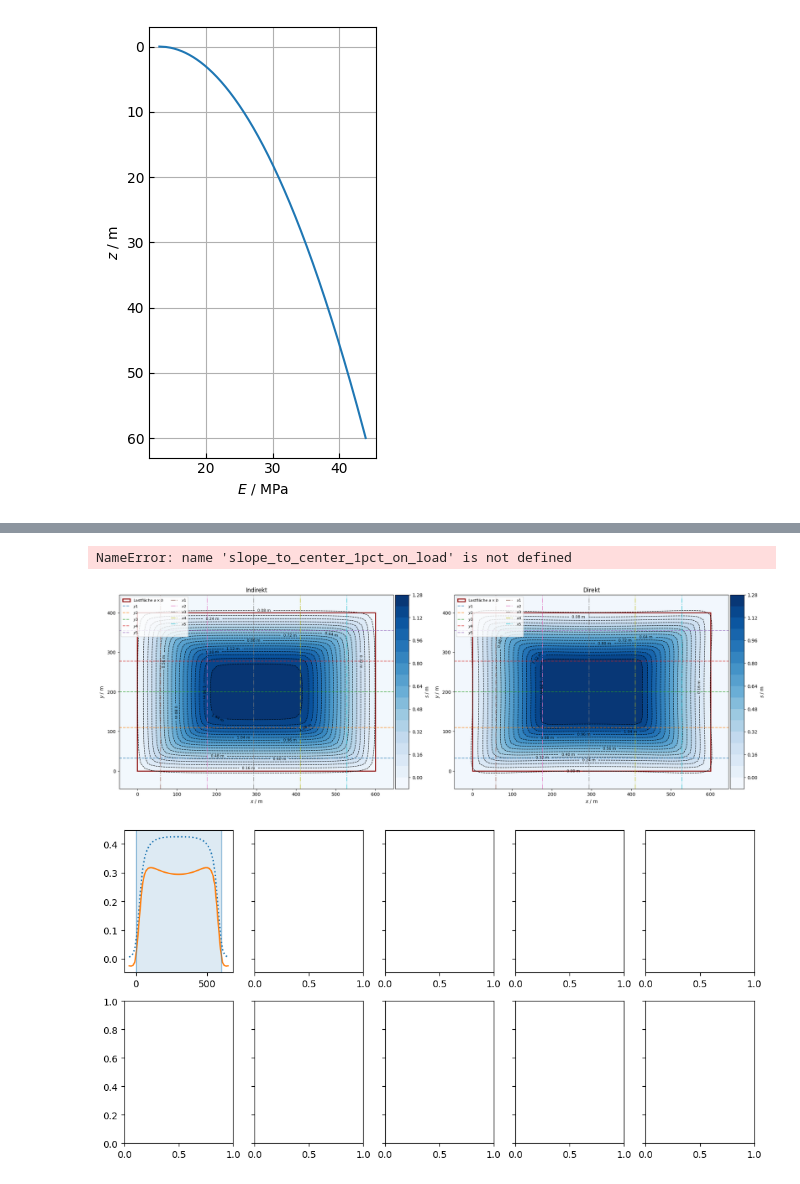
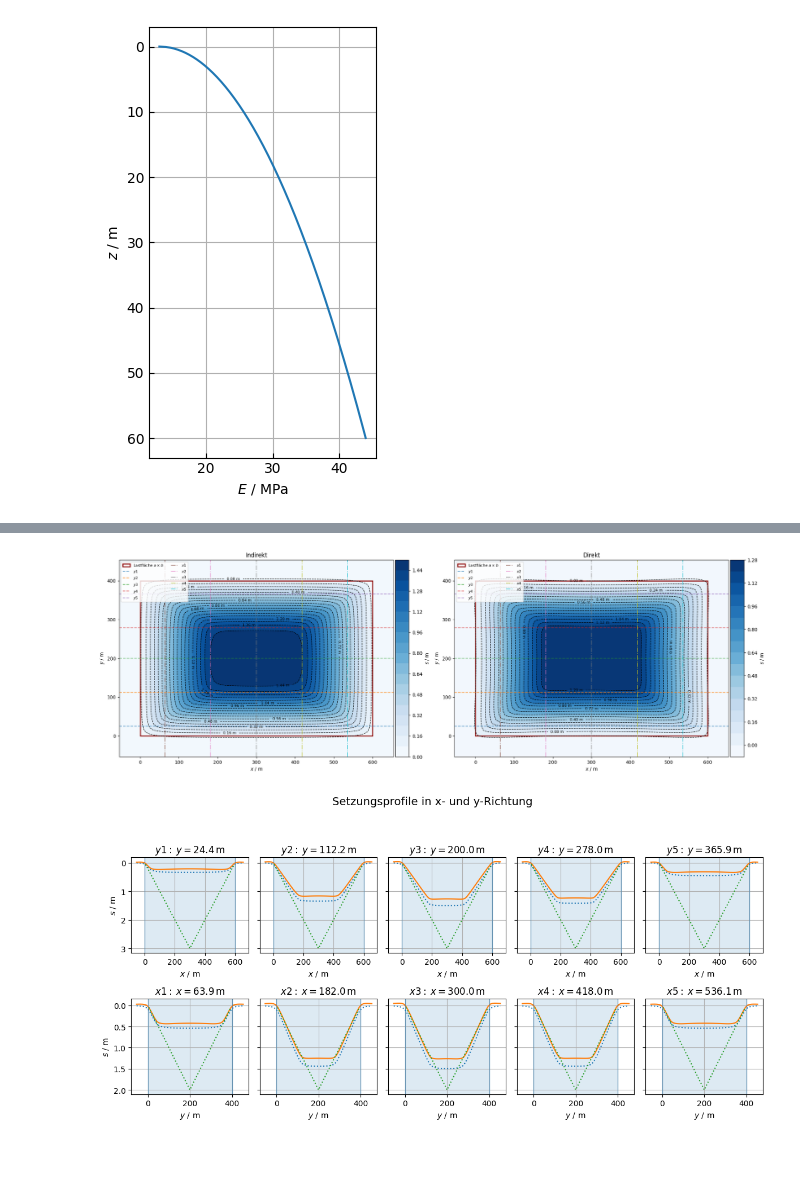
Before and after one commit to nagelt/Teaching_Scripts, a Jupyter notebook: Settlements_arbitrary_loads.ipynb, the cells around one changed output, grey strips where cells are left out. Saved outputs shown, nothing was run; the diff lists cells and outputs as text; code cells hidden in the pictures; blank space fills up the shorter version.

```diff
--- a/Settlements_arbitrary_loads.ipynb
+++ b/Settlements_arbitrary_loads.ipynb
@@ -60,7 +60,7 @@ from concurrent.futures import ProcessPoolExecutor
 drand = 50.0
 a, b = 600.0, 400.0
 
-nx, ny = int(31*a/b), 31
+nx, ny = int(41*a/b), 41
 dx = a / nx
 dy = b / ny
 
@@ -253,7 +253,7 @@ def compute_settlement_parallel(z_max=10.0, nz=40):
 
     return settlement
 # %%
-settlement = compute_settlement_parallel(z_max=60.0,nz=20)
+settlement = compute_settlement_parallel(z_max=60.0,nz=30)
 # %% [markdown]
 ## Berechnung mit direkter Methode
 
@@ -282,17 +282,14 @@ Tiefenabhängige Steifemoduln werden wie folgt einbezogen:
 <img src="https://github.com/nagelt/Teaching_Scripts/raw/master/Images/settlement_layers.png" style="width: 1200px;"/>
 # %%
 def s3D_Rechteck_signed(t, a, b, E, nu, q0, eps=1e-12):
-    aa = np.maximum(np.abs(a), eps)
-    bb = np.maximum(np.abs(b), eps)
-
-    Rad = np.sqrt(aa**2 + bb**2 + t**2)
+    Rad = np.sqrt(a**2 + b**2 + t**2)
 
     fak1 = q0*(1-nu**2)/(np.pi * E)
     fak2 = q0*(1-nu-2*nu**2)/(2*np.pi * E)
 
     # WICHTIG: Vorfaktoren a bzw. b (nicht aa/bb)
-    t1 = a*np.log(((bb + np.sqrt(aa**2+bb**2)) * np.sqrt(aa**2+t**2)) / (aa*(bb+Rad)))
-    t2 = b*np.log(((aa + np.sqrt(aa**2+bb**2)) * np.sqrt(bb**2+t**2)) / (bb*(aa+Rad)))
+    t1 = a*np.log(((b + np.sqrt(a**2+b**2)) * np.sqrt(a**2+t**2)) / (a*(b+Rad)))
+    t2 = b*np.log(((a + np.sqrt(a**2+b**2)) * np.sqrt(b**2+t**2)) / (b*(a+Rad)))
 
     # WICHTIG: a*b (nicht aa*bb)
     t3 = t * np.arctan2(a*b, t*Rad)
@@ -373,7 +370,7 @@ def compute_settlement_parallel_direct(z_max=10.0, nz=40):
 
     return settlement
 # %%
-settlement_direct = compute_settlement_parallel_direct(z_max=60.0,nz=20)
+settlement_direct = compute_settlement_parallel_direct(z_max=60.0,nz=30)
 # %%
 n_profiles = 7
 ix_profiles = np.linspace(0, X.shape[1] - 1, n_profiles, dtype=int)
@@ -384,7 +381,6 @@ ix_mid = ix_profiles[1:-1]
 iy_mid = iy_profiles[1:-1]
 
 def slope_to_center_1pct_on_load(u, u0, u1):
-
     u = np.asarray(u, dtype=float)
 
     u_center = 0.5 * (u0 + u1)
@@ -397,6 +393,7 @@ def slope_to_center_1pct_on_load(u, u0, u1):
     s_ref[inside] = 0.01 * (half_width - np.abs(u[inside] - u_center))
 
     return s_ref
+
 # =======================
 # (A) 2D-Konturplot + Profile
 # =======================
@@ -411,11 +408,21 @@ c2 = ax[0].contour(X, Y, settlement_plot, levels=20,
 ax[0].clabel(c2, inline=True, fontsize=8, fmt='%1.2f m')
 ax[0].set_title('Indirekt')
 
+# Colorbar
+divider = make_axes_locatable(ax[0])
+cax = divider.append_axes("right", size="5%", pad=0.05)
+fig.colorbar(c1, cax=cax, label='$s$ / m')
+
 c1 = ax[1].contourf(X, Y, settlement_plot_d, levels=20, cmap='Blues')
 c2 = ax[1].contour(X, Y, settlement_plot_d, levels=20,
                 colors='black', linewidths=1, linestyles='--')
 ax[1].clabel(c2, inline=True, fontsize=8, fmt='%1.2f m')
 ax[1].set_title('Direkt')
+
+# Colorbar
+divider = make_axes_locatable(ax[1])
+cax = divider.append_axes("right", size="5%", pad=0.05)
+fig.colorbar(c1, cax=cax, label='$s$ / m')
 
 for i in range(2):
 # Lastfläche
@@ -435,11 +442,6 @@ for i in range(2):
         ax[i].plot(X[:, ix], Y[:, ix],
                 linestyle='-.', linewidth=1.5, alpha=0.7,
                 label=f'$x{k}$')
-
-    # Colorbar
-    divider = make_axes_locatable(ax[i])
-    cax = divider.append_axes("right", size="5%", pad=0.05)
-    fig.colorbar(c1, cax=cax, label='$s$ / m')
 
     ax[i].set_xlabel('$x$ / m')
     ax[i].set_ylabel('$y$ / m')
@@ -489,33 +491,32 @@ for k, ix in enumerate(ix_mid, start=1):
     axp.plot(y_line, s_line, label='Setzung, indirekt',ls=':')
     axp.plot(y_line, s_d_line, label='Setzung, direkt')
 
     # Lastfläche als Band (y von 0 bis b)
     axp.axvspan(0, b, alpha=0.15, label='Lastfläche' if k == 1 else None)
     axp.axvline(0, linewidth=1, alpha=0.5)
     axp.axvline(b, linewidth=1, alpha=0.5)
 
     # 1% Neigung zur Mitte – NUR auf [0, b]
     s_ref = slope_to_center_1pct_on_load(y_line, 0.0, b)
     axp.plot(y_line, s_ref, linestyle=':', linewidth=1.5,
              label='1% Neigung → Mitte' if k == 1 else None)
 
     axp.set_title(f'$x{k}:\\; x = {X[0, ix]:.1f}\\,$m')
     axp.set_xlabel('$y$ / m')
     if k == 1:
         axp.set_ylabel('$s$ / m')
     axp.grid(True)
     axp.invert_yaxis()
 
 # Legend nur einmal – sammelt die "einmaligen" Labels
 #handles, labels = axes[0, 0].get_legend_handles_labels()
 #if handles:
 #    fig2.legend(handles, labels, loc='lower center', ncol=3, frameon=True)
 
 fig2.suptitle('Setzungsprofile in x- und y-Richtung', fontsize=14)
 fig2.tight_layout(rect=[0, 0, 1, 0.92])
 
 plt.show()
 # %% [output]
-NameError: name 'slope_to_center_1pct_on_load' is not defined
-[figure, old version]
+[figure, new version]
-[figure, old version]
+[figure, new version]
```
Also changed, not shown: parts of 2 cells of this notebook.
